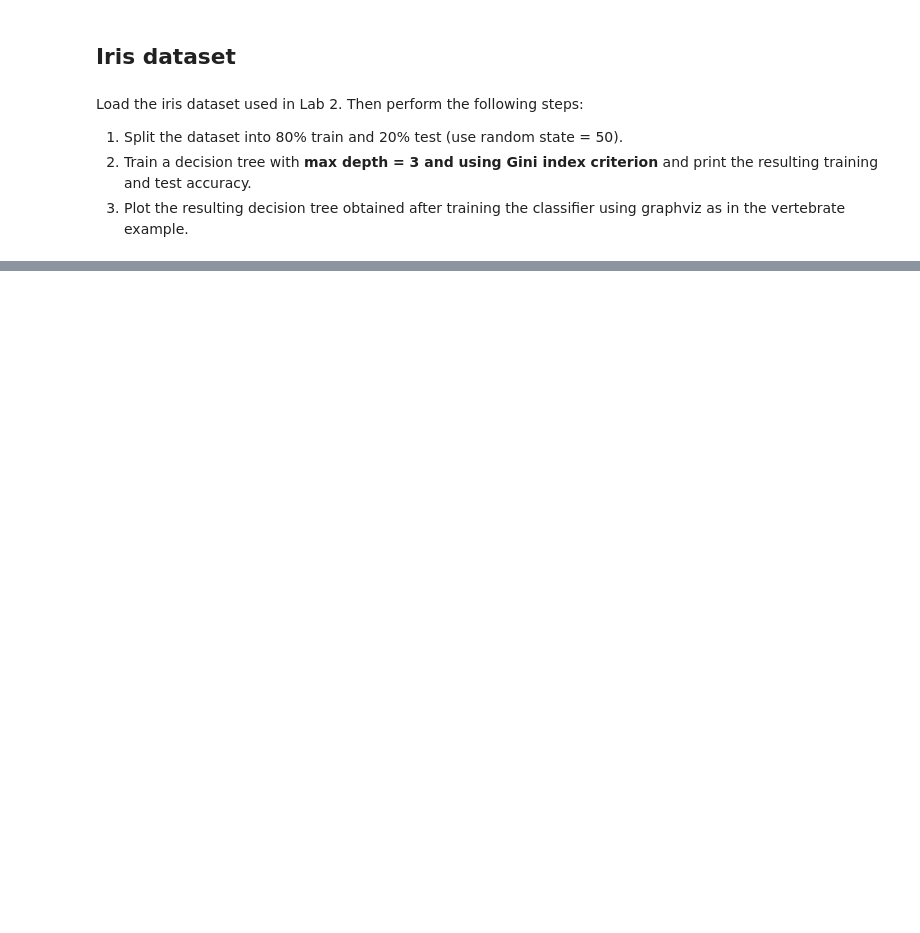
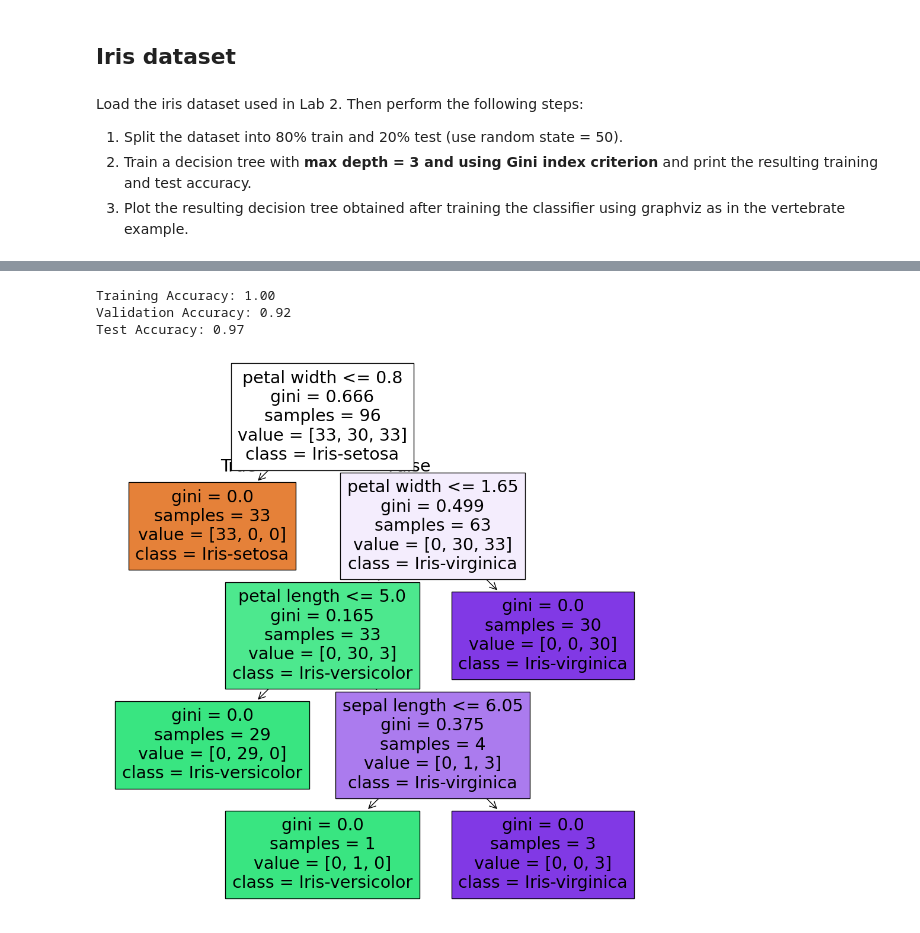
Before and after one commit to seoyeong643/DataMining, a Jupyter notebook: Lab4_Decision_Tree.ipynb, the cells around one changed output, grey strips where cells are left out. Cells and saved outputs as stored; diff of their text form; code cells hidden in the pictures; blank space fills up the shorter version.

```diff
--- a/Lab4_Decision_Tree.ipynb
+++ b/Lab4_Decision_Tree.ipynb
@@ -222,3 +315,7 @@ data
 # %%
 # Split the dataset into 80% train and 20% test. Use a random state of 50 for reproducibility.
-# YOUR CODE HERE
+from sklearn.model_selection import train_test_split
+
+X = data.drop('class', axis=1)
+y = data['class']
+X_train, X_test, y_train, y_test = train_test_split(X, y, test_size=0.2, random_state=50)
@@ -233,3 +322,37 @@ np.random.seed(50)
+# %%
+# Train decision tree and print validation and test accuracy
+import numpy as np
+from sklearn.tree import DecisionTreeClassifier
+from sklearn.metrics import accuracy_score
+from sklearn import tree
+
+np.random.seed(50)
+
+X_train_new, X_val, y_train_new, y_val = train_test_split(X_train, y_train, test_size=0.2, random_state=50)
+
+classifier = DecisionTreeClassifier()
+classifier.fit(X_train_new, y_train_new)
+
+y_train_prediction = classifier.predict(X_train_new)
+y_val_prediction = classifier.predict(X_val)
+y_test_prediction = classifier.predict(X_test)
+
+print('Training Accuracy: %.2f' % (accuracy_score(y_train_new, y_train_prediction)))
+print('Validation Accuracy: %.2f' % (accuracy_score(y_val, y_val_prediction)))
+print('Test Accuracy: %.2f' % (accuracy_score(y_test, y_test_prediction)))
+# %% [output]
+Training Accuracy: 1.00
+Validation Accuracy: 0.92
+Test Accuracy: 0.97
+# %%
+# Plot resulting decision tree
+import matplotlib.pyplot as plt
+
+fig, ax = plt.subplots(figsize=(12, 12))
+tree.plot_tree(classifier, feature_names=X.columns, class_names=classifier.classes_, filled=True)
+plt.show()
+# %% [output]
+[figure, added]
 # %% [markdown]
 **Question 3: In Lab 2, we came up with rules that could be used to separate instances from the different iris classes, such as:**
 - setosa if petal length < 2.5, virginica if petal length > 4.8, and versicolor otherwise
```
Also changed, not shown: parts of 17 cells of this notebook, 1 other file.
